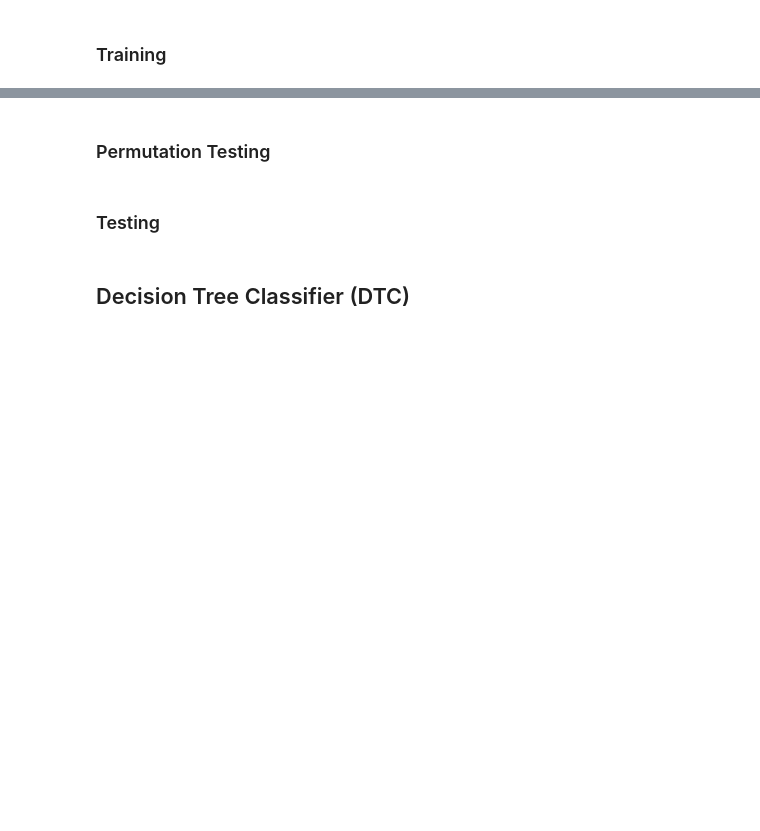
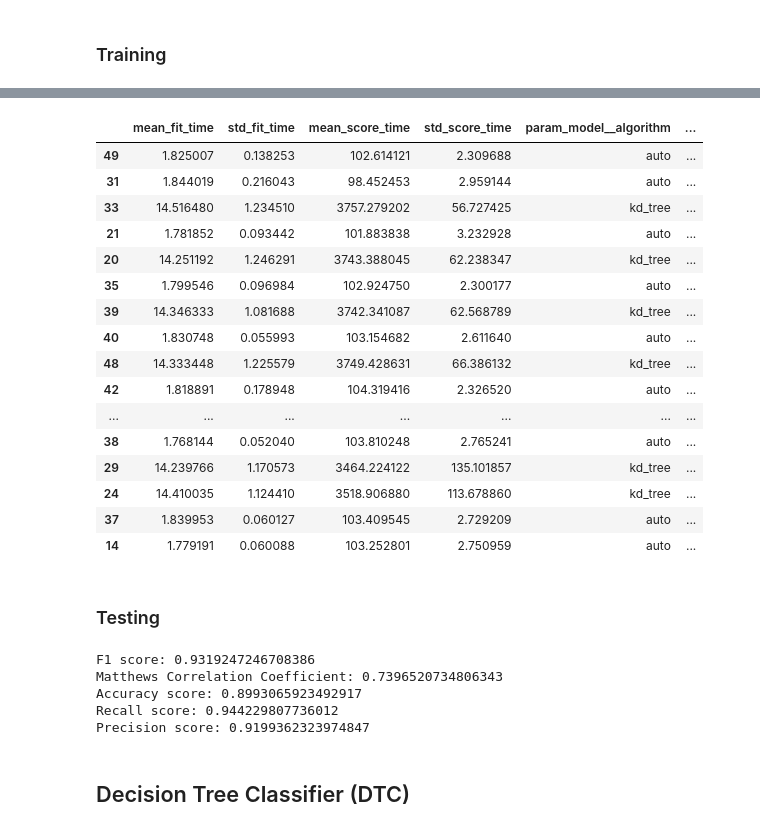
Before and after one commit to GeorgeIniatis/AlphaFold_Dataset_Drug_Binding_Prediction, a Jupyter notebook: Baseline_Models.ipynb, the cells around one changed output, grey strips where cells are left out. Cells and saved outputs as stored; diff of their text form; code cells hidden in the pictures; blank space fills up the shorter version.

```diff
--- a/Baseline_Models.ipynb
+++ b/Baseline_Models.ipynb
@@ -563,7 +591,23 @@ optimised_knnc.get_params()
 # %%
 knnc_grid_search_dataframe = pd.DataFrame(
-    np.load("Dataset_Files/Classification_Models/optimised_knnc_cv_results").tolist())
+    np.load("Dataset_Files/Classification_Models/optimised_knnc_cv_results.npy", allow_pickle=True).tolist())
 knnc_grid_search_dataframe.sort_values(by=["rank_test_score"], inplace=True)
 knnc_grid_search_dataframe
+# %% [output]
+|  | mean_fit_time | std_fit_time | mean_score_time | std_score_time | param_model__algorithm | ... |
+| 49 | 1.825007 | 0.138253 | 102.614121 | 2.309688 | auto | ... |
+| 31 | 1.844019 | 0.216043 | 98.452453 | 2.959144 | auto | ... |
+| 33 | 14.516480 | 1.234510 | 3757.279202 | 56.727425 | kd_tree | ... |
+| 21 | 1.781852 | 0.093442 | 101.883838 | 3.232928 | auto | ... |
+| 20 | 14.251192 | 1.246291 | 3743.388045 | 62.238347 | kd_tree | ... |
+| 35 | 1.799546 | 0.096984 | 102.924750 | 2.300177 | auto | ... |
+| 39 | 14.346333 | 1.081688 | 3742.341087 | 62.568789 | kd_tree | ... |
+| 40 | 1.830748 | 0.055993 | 103.154682 | 2.611640 | auto | ... |
+| 48 | 14.333448 | 1.225579 | 3749.428631 | 66.386132 | kd_tree | ... |
+| 42 | 1.818891 | 0.178948 | 104.319416 | 2.326520 | auto | ... |
+| ... | ... | ... | ... | ... | ... | ... |
+| 38 | 1.768144 | 0.052040 | 103.810248 | 2.765241 | auto | ... |
+| 29 | 14.239766 | 1.170573 | 3464.224122 | 135.101857 | kd_tree | ... |
+| 24 | 14.410035 | 1.124410 | 3518.906880 | 113.678860 | kd_tree | ... |
+| 37 | 1.839953 | 0.060127 | 103.409545 | 2.729209 | auto | ... |
+| 14 | 1.779191 | 0.060088 | 103.252801 | 2.750959 | auto | ... |
-# %% [markdown]
-### Permutation Testing
@@ -577,3 +616,17 @@ calculate_metrics_classification(y_test_classification, y_test_pred)
+# %%
+if os.path.exists("Dataset_Files/Classification_Models/optimised_knnc_y_test_pred.npy"):
+    y_test_pred = np.load("Dataset_Files/Classification_Models/optimised_knnc_y_test_pred.npy")
+else:
+    y_test_pred = optimised_knnc.predict(X_test_classification)
+    np.save("Dataset_Files/Classification_Models/optimised_knnc_y_test_pred.npy", y_test_pred)
+
+calculate_metrics_classification(y_test_classification, y_test_pred)
+# %% [output]
+F1 score: 0.9319247246708386
+Matthews Correlation Coefficient: 0.7396520734806343
+Accuracy score: 0.8993065923492917
+Recall score: 0.944229807736012
+Precision score: 0.9199362323974847
 # %% [markdown]
 ## Decision Tree Classifier (DTC)
 # %%
```
Also changed, not shown: parts of 35 cells of this notebook, 1 other file.
